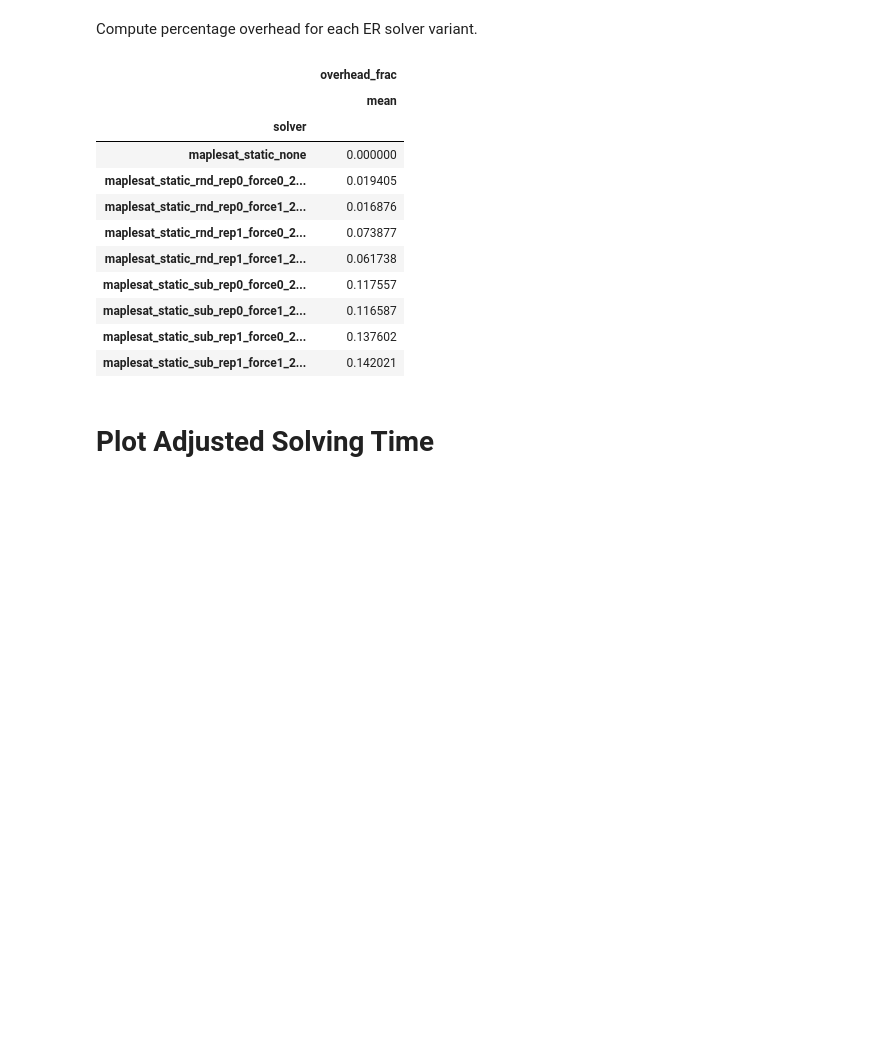
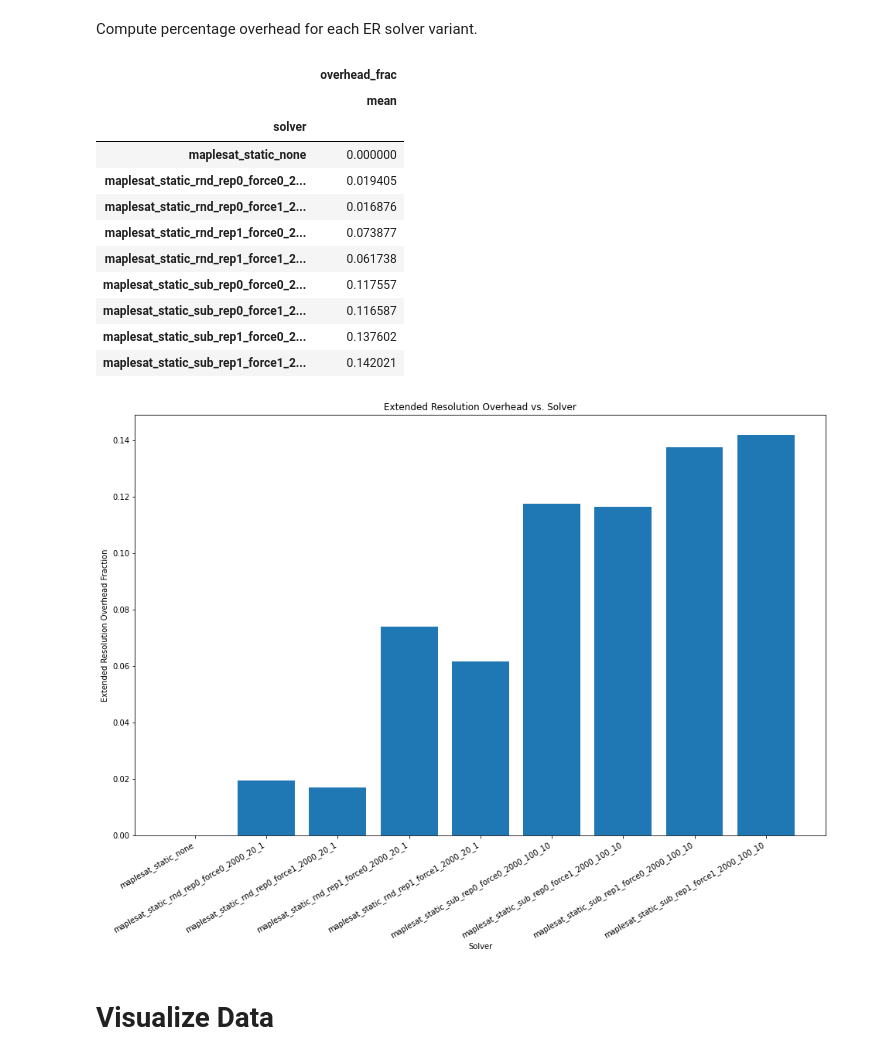
Before and after one commit to chjon/xMapleSAT, a Jupyter notebook: solver-comparison.ipynb, the cells around one changed output. Drawn from its saved outputs; the diff is of its cells as text; code cells hidden in the pictures; blank space fills up the shorter version.

```diff
--- a/solver-comparison.ipynb
+++ b/solver-comparison.ipynb
@@ -81,22 +83,38 @@ data
 # %% [markdown]
 Compute percentage overhead for each ER solver variant.
 # %%
-data.groupby('solver').agg({'overhead_frac': ['mean']})
+overhead_summary = data.groupby('solver').agg({'overhead_frac': ['mean']})
+fig, ax = plt.subplots()
+ax.bar(overhead_summary.index, overhead_summary['overhead_frac']['mean'])
+ax.set_title(f'Extended Resolution Overhead vs. Solver')
+ax.set_xlabel('Solver')
+ax.set_ylabel('Extended Resolution Overhead Fraction')
+fig.set_figwidth(16)
+fig.set_figheight(10)
+
+def rotateAxisLabels(ax, angle):
+    for label in ax.get_xticklabels():
+        label.set_rotation(angle)
+        label.set_ha('right')
+
+rotateAxisLabels(ax, 30)
+overhead_summary
 # %% [output]
 |  | overhead_frac |
 |  | mean |
 | solver |  |
 | maplesat_static_none | 0.000000 |
 | maplesat_static_rnd_rep0_force0_2... | 0.019405 |
 | maplesat_static_rnd_rep0_force1_2... | 0.016876 |
 | maplesat_static_rnd_rep1_force0_2... | 0.073877 |
 | maplesat_static_rnd_rep1_force1_2... | 0.061738 |
 | maplesat_static_sub_rep0_force0_2... | 0.117557 |
 | maplesat_static_sub_rep0_force1_2... | 0.116587 |
 | maplesat_static_sub_rep1_force0_2... | 0.137602 |
 | maplesat_static_sub_rep1_force1_2... | 0.142021 |
+[figure, added]
 # %% [markdown]
-# Plot Adjusted Solving Time
+# Visualize Data
 # %%
 solvers = set(data['solver'])
 problems = set(data['problem'])
```
Also changed, not shown: parts of 16 cells of this notebook, 1 other file.
